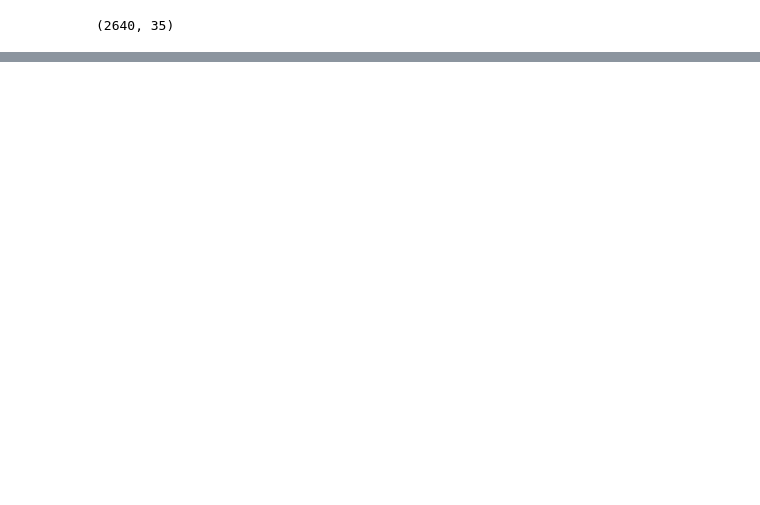
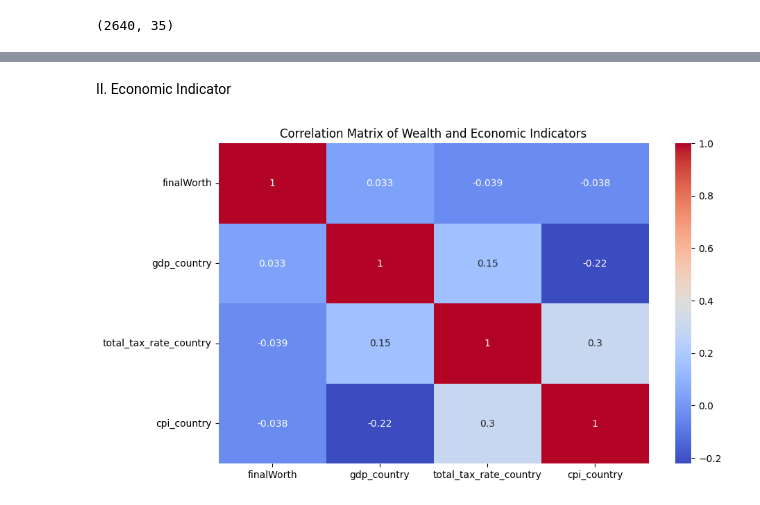
Before and after one commit to ErinZhan2500/SI618FinalProject, a Jupyter notebook: FinalProject.ipynb, the cells around one changed output, grey strips where cells are left out. Drawn from its saved outputs; the diff is of its cells as text; code cells hidden in the pictures; blank space fills up the shorter version.

```diff
--- a/FinalProject.ipynb
+++ b/FinalProject.ipynb
@@ -129,0 +224,15 @@ final_df
+# %% [markdown]
+II. Economic Indicator
+# %%
+#Explore how finalWorth correlates with various economic indicators like gdp_country and total_tax_rate_country
+
+
+data = final_df[['finalWorth', 'gdp_country', 'total_tax_rate_country', 'cpi_country']]
+corr_matrix = data.corr()
+
+plt.figure(figsize=(10, 6))
+sns.heatmap(corr_matrix, annot=True, cmap='coolwarm')
+plt.title('Correlation Matrix of Wealth and Economic Indicators')
+plt.show()
+# %% [output]
+[figure, added]
```
Also changed, not shown: parts of 15 cells of this notebook.
